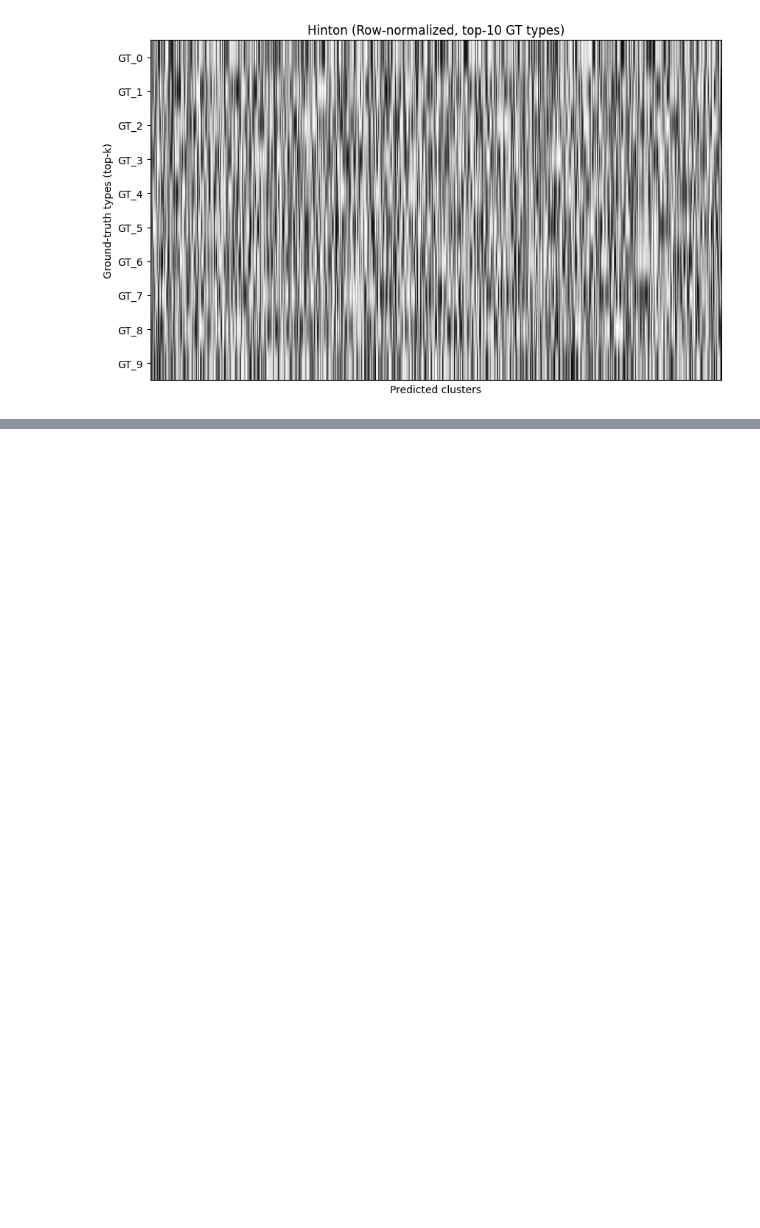
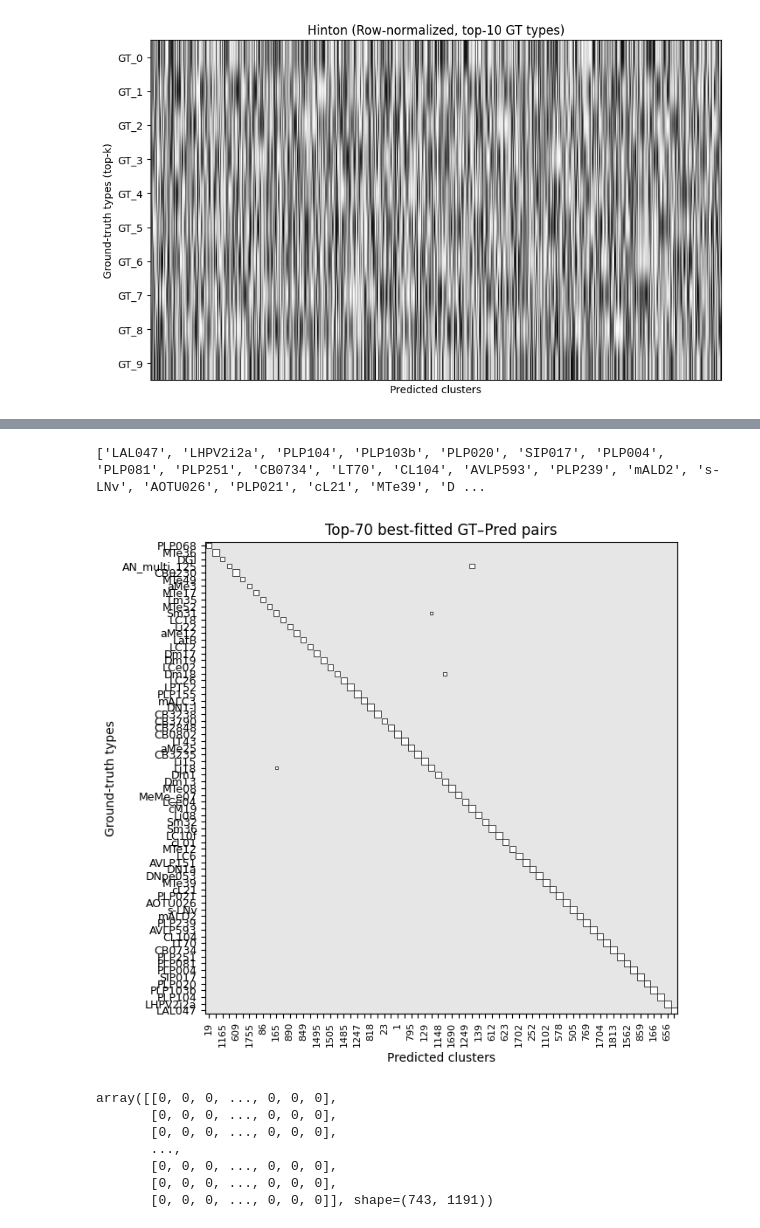
Before and after one commit to sc4224/flywrite, a Jupyter notebook: new_cluster_similarity_test.ipynb, the cells around one changed output, grey strips where cells are left out. Drawn from its saved outputs; the diff is of its cells as text; code cells hidden in the pictures; blank space fills up the shorter version.

```diff
--- a/new_cluster_similarity_test.ipynb
+++ b/new_cluster_similarity_test.ipynb
@@ -1645,6 +1766,42 @@ def plot_hinton_gt_vs_pred(
     plt.tight_layout()
     plt.show()
     return C
+# %%
+#1 compute gt
+gt_assignments = np.array([cluster_string_to_cid[root_id_type_dict[rid]] for rid in shared_root_ids])
+
+
+
+#2 random optimistic label
+random_assignment_optimistic = np.random.permutation(gt_assignments)
+
+#3 transfer to continuous int label
+y_gt_i, gt_names = make_consecutive_labels(gt_assignments)
+y_ro_i, ro_names = make_consecutive_labels(sbm_assignments)
+
+
+id_to_string = {v: k for k, v in cluster_string_to_cid.items()}
+row_names = [id_to_string[i] for i in range(len(id_to_string))]
+
+plot_hinton_gt_vs_pred(
+    y_gt_i, y_ro_i,
+    row_names=row_names, col_names=ro_names,
+    normalize='row',
+    score_metric='f1',
+    top_k_pairs=70,
+    corner='tr',
+    title='Top-70 best-fitted GT–Pred pairs'
+)
+# %% [output]
+['LAL047', 'LHPV2i2a', 'PLP104', 'PLP103b', 'PLP020', 'SIP017', 'PLP004', 'PLP081', 'PLP251', 'CB0734', 'LT70', 'CL104', 'AVLP593', 'PLP239', 'mALD2', 's-LNv', 'AOTU026', 'PLP021', 'cL21', 'MTe39', 'D ...
+[figure, added]
+array([[0, 0, 0, ..., 0, 0, 0],
+       [0, 0, 0, ..., 0, 0, 0],
+       [0, 0, 0, ..., 0, 0, 0],
+       ...,
+       [0, 0, 0, ..., 0, 0, 0],
+       [0, 0, 0, ..., 0, 0, 0],
+       [0, 0, 0, ..., 0, 0, 0]], shape=(743, 1191))
 # %%
 #1 compute gt
 gt_assignments = np.array([cluster_string_to_cid[root_id_type_dict[rid]] for rid in shared_root_ids])
```
Also changed, not shown: parts of 50 cells of this notebook.
